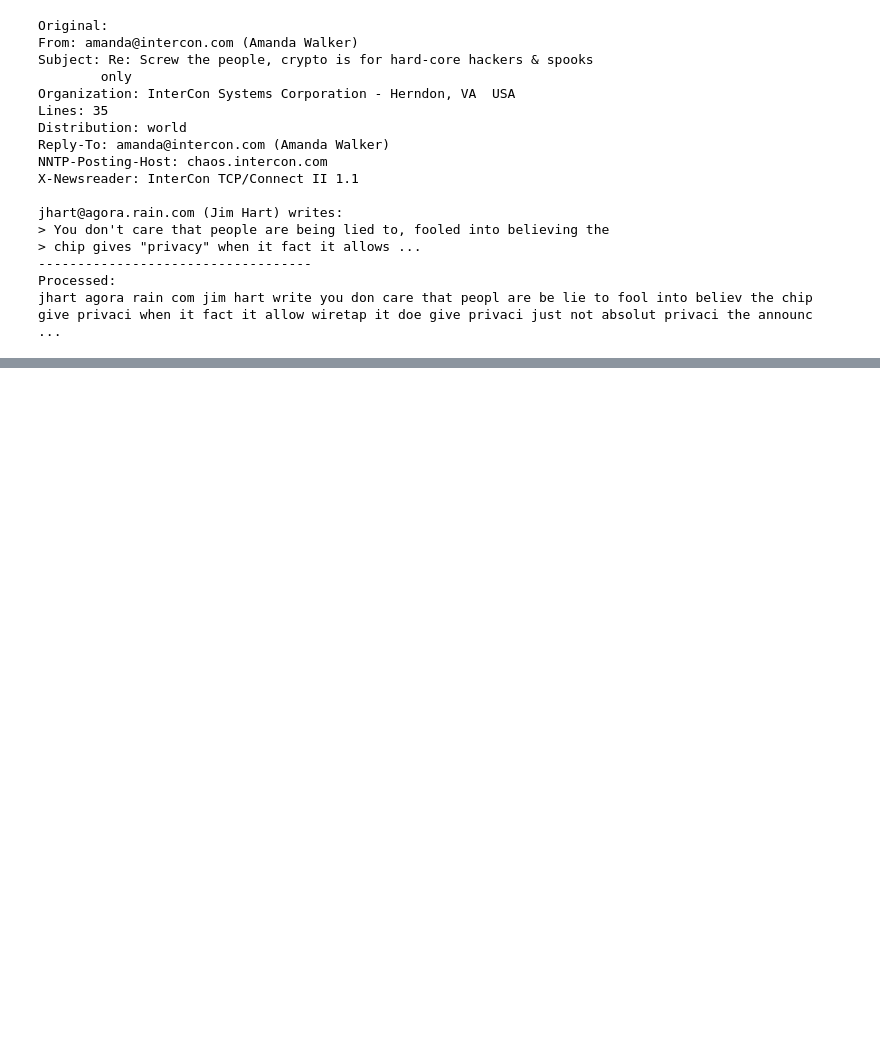
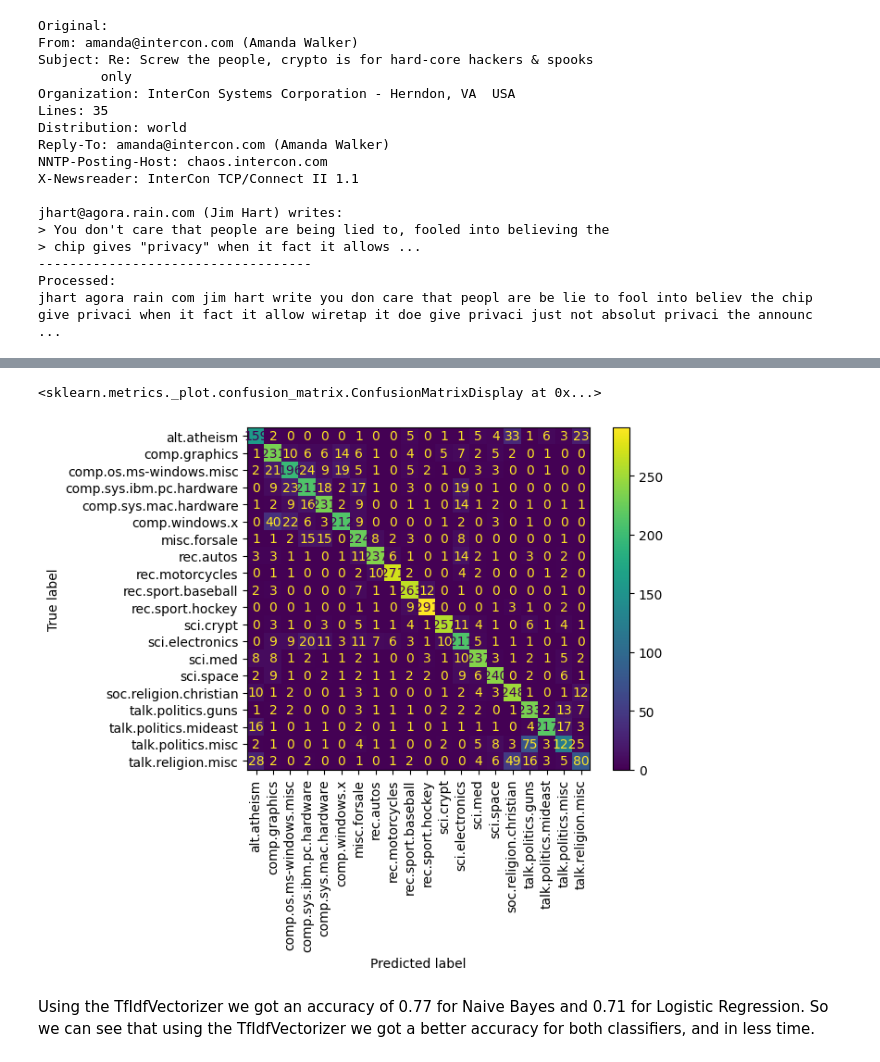
Before and after one commit to jcalixto202020774/NLP_HW03, a Jupyter notebook: NewsClassifier.ipynb, the cells around one changed output, grey strips where cells are left out. Cells and saved outputs as stored; diff of their text form; code cells hidden in the pictures; blank space fills up the shorter version.

```diff
--- a/NewsClassifier.ipynb
+++ b/NewsClassifier.ipynb
@@ -117,0 +288,4 @@ jhart agora rain com jim hart write you don care that peopl are be lie to fool i
+# %%
+predictions = lr.predict(X_test)
+print("Accuracy:", accuracy_score(y_test, predictions))
+print(classification_report(y_test, predictions))
@@ -117,0 +310,9 @@ jhart agora rain com jim hart write you don care that peopl are be lie to fool i
+# %%
+cm = confusion_matrix(y_test, predictions, labels=lr.classes_)
+disp = ConfusionMatrixDisplay(confusion_matrix=cm, display_labels=lr.classes_)
+disp.plot(xticks_rotation=90)
+# %% [output]
+<sklearn.metrics._plot.confusion_matrix.ConfusionMatrixDisplay at 0x...>
+[figure, added]
+# %% [markdown]
+Using the TfIdfVectorizer we got an accuracy of 0.77 for Naive Bayes and 0.71 for Logistic Regression. So we can see that using the TfIdfVectorizer we got a better accuracy for both classifiers, and in less time.
```
Also changed, not shown: parts of 47 cells of this notebook.
